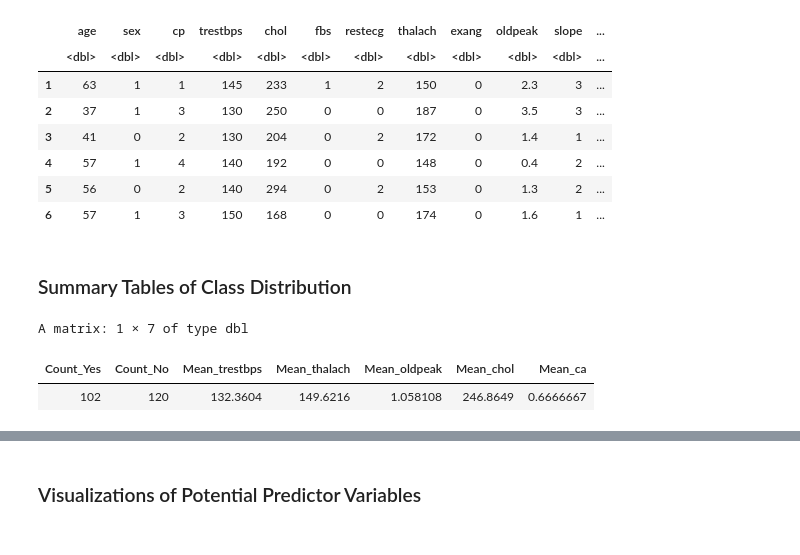
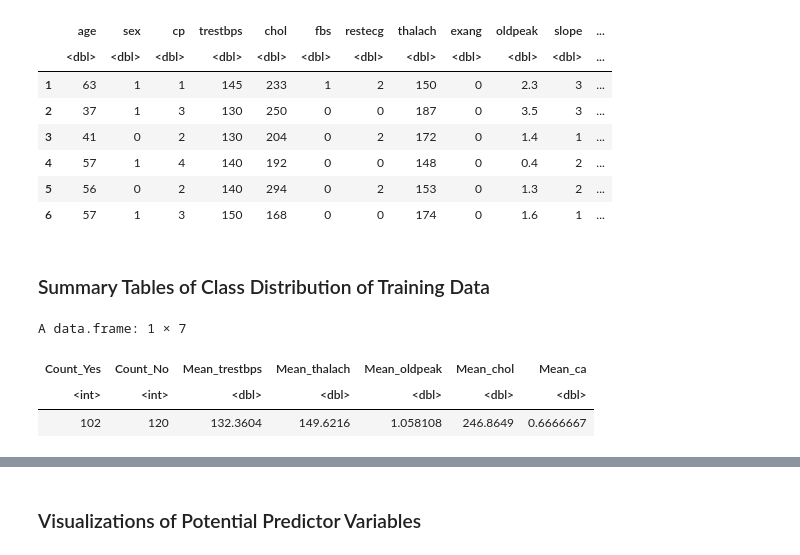
Before and after one commit to latmerlin/dsci100, a Jupyter notebook: Cleveland-final.ipynb, the cells around one changed output, grey strips where cells are left out. Drawn from its saved outputs; the diff is of its cells as text; code cells hidden in the pictures.

```diff
--- a/Cleveland-final.ipynb
+++ b/Cleveland-final.ipynb
@@ -153,24 +138,22 @@ A data.frame: 6 × 14
 | 5 | 56 | 0 | 2 | 140 | 294 | 0 | 2 | 153 | 0 | 1.3 | 2 | ... |
 | 6 | 57 | 1 | 3 | 150 | 168 | 0 | 0 | 174 | 0 | 1.6 | 1 | ... |
 # %% [markdown]
-### Summary Tables of Class Distribution
+### Summary Tables of Class Distribution of Training Data
-# %%
-# Summary table with count of observations, mean of predictors
-summary_table <- cleveland_train |>
-  summarise(
-    Count_Yes = sum(heart_disease_presence == "yes"),
-    Count_No = sum(heart_disease_presence == "no"),
-    Mean_trestbps = mean(trestbps),
-    Mean_thalach = mean(thalach),
-    Mean_oldpeak = mean(oldpeak),
-    Mean_chol = mean(chol),
-    Mean_ca = mean(ca),
-  )
-
-# To view the table
-summary_matrix <- as.matrix(summary_table)
-summary_matrix
-# %% [output]
-A matrix: 1 × 7 of type dbl
-| Count_Yes | Count_No | Mean_trestbps | Mean_thalach | Mean_oldpeak | Mean_chol | Mean_ca |
-| 102 | 120 | 132.3604 | 149.6216 | 1.058108 | 246.8649 | 0.6666667 |
+# %%
+# Summary table with count of observations, mean of potential predictors
+summary_table <- cleveland_train |>
+  summarise(
+    Count_Yes = sum(heart_disease_presence == "yes"),
+    Count_No = sum(heart_disease_presence == "no"),
+    Mean_trestbps = mean(trestbps),
+    Mean_thalach = mean(thalach),
+    Mean_oldpeak = mean(oldpeak),
+    Mean_chol = mean(chol),
+    Mean_ca = mean(ca),
+  )
+summary_table
+# %% [output]
+A data.frame: 1 × 7
+| Count_Yes | Count_No | Mean_trestbps | Mean_thalach | Mean_oldpeak | Mean_chol | Mean_ca |
+| <int> | <int> | <dbl> | <dbl> | <dbl> | <dbl> | <dbl> |
+| 102 | 120 | 132.3604 | 149.6216 | 1.058108 | 246.8649 | 0.6666667 |
```
Also changed, not shown: parts of 38 cells of this notebook.
